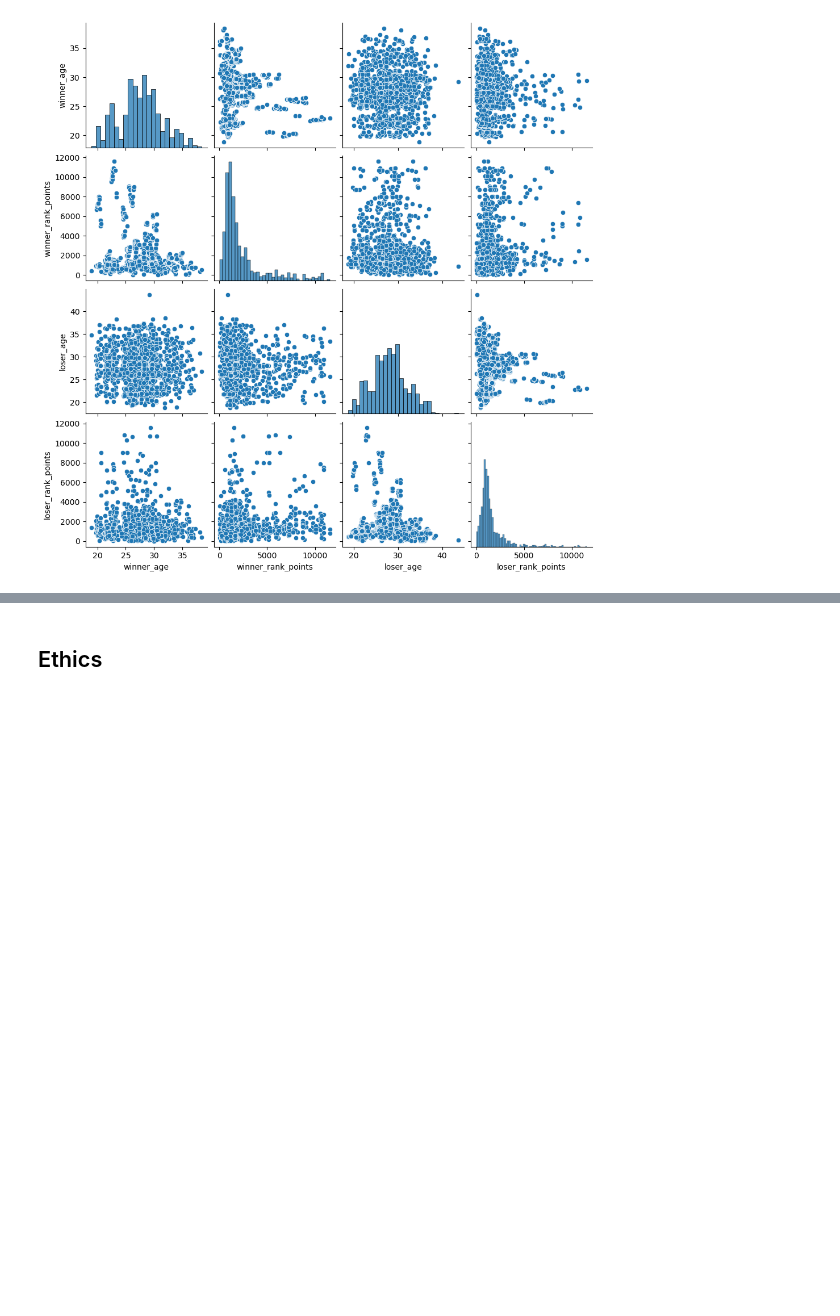
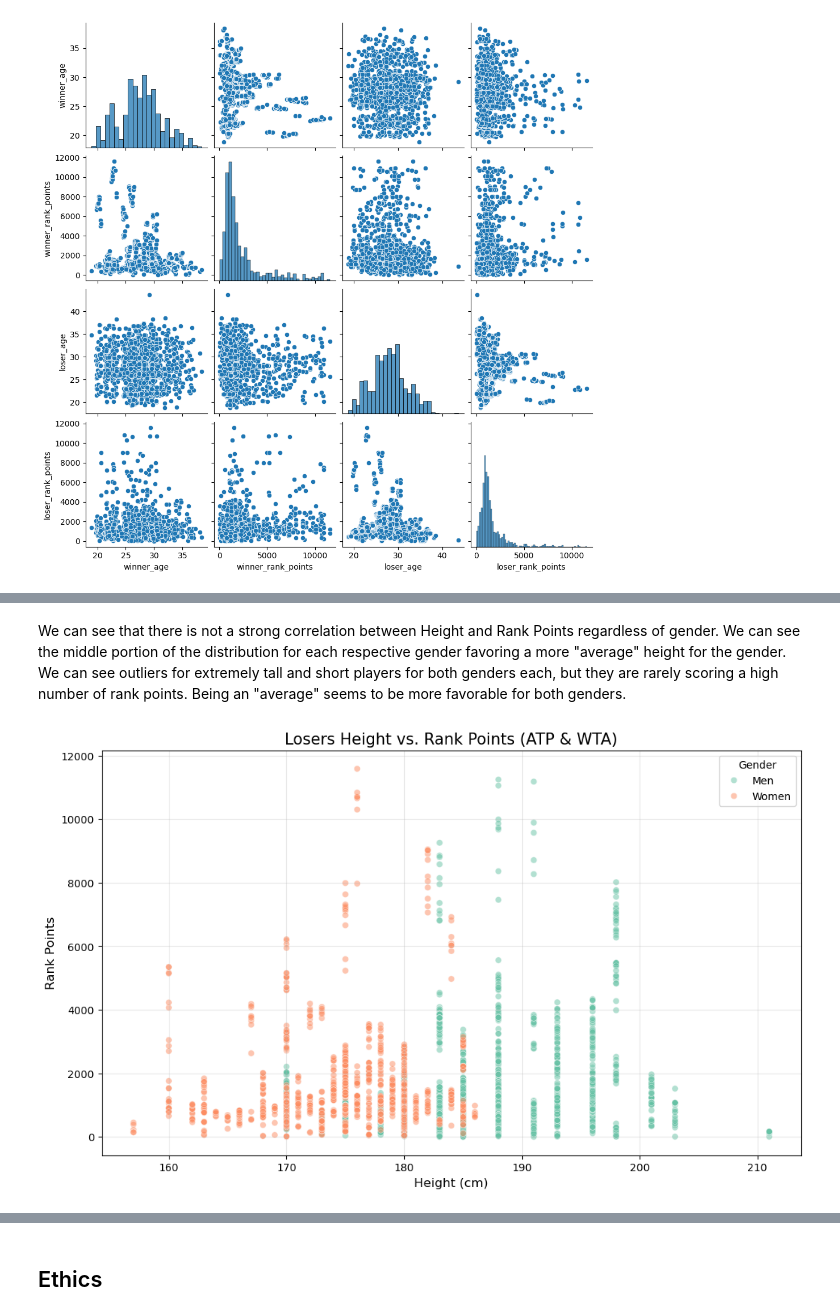
Before and after one commit to COGS108/Group041_WI26, a Jupyter notebook: 02-EDACheckpoint.ipynb, the cells around one changed output, grey strips where cells are left out. Drawn from its saved outputs; the diff is of its cells as text; code cells hidden in the pictures; blank space fills up the shorter version.

```diff
--- a/02-EDACheckpoint.ipynb
+++ b/02-EDACheckpoint.ipynb
@@ -590,0 +627,19 @@ sns.pairplot(wta_pairplot)
+# %% [markdown]
+We can see that there is not a strong correlation between Height and Rank Points regardless of gender. We can see the middle portion of the distribution for each respective gender favoring a more "average" height for the gender. We can see outliers for extremely tall and short players for both genders each, but they are rarely scoring a high number of rank points. Being an "average" seems to be more favorable for both genders.
+# %%
+men_losers = atp[['loser_ht','loser_rank_points']].rename(columns={'loser_ht': 'Height', 'loser_rank_points': 'Points'})
+men_losers['Gender'] = 'Men'
+women_losers = wta[['loser_ht','loser_rank_points']].rename(columns={'loser_ht': 'Height', 'loser_rank_points': 'Points'})
+women_losers['Gender'] ='Women'
+df_losers =pd.concat([men_losers, women_losers]).dropna()
+
+plt.figure(figsize=(12, 7))
+
+sns.scatterplot(data=df_losers,x='Height', y='Points', hue='Gender',alpha=0.5, palette='Set2')
+plt.title('Losers Height vs. Rank Points (ATP & WTA)',fontsize=15)
+plt.xlabel('Height (cm)',fontsize=12)
+plt.ylabel('Rank Points', fontsize=12)
+plt.grid(True, alpha=0.3)
+plt.show()
+# %% [output]
+[figure, added]
```
Also changed, not shown: parts of 6 cells of this notebook.
